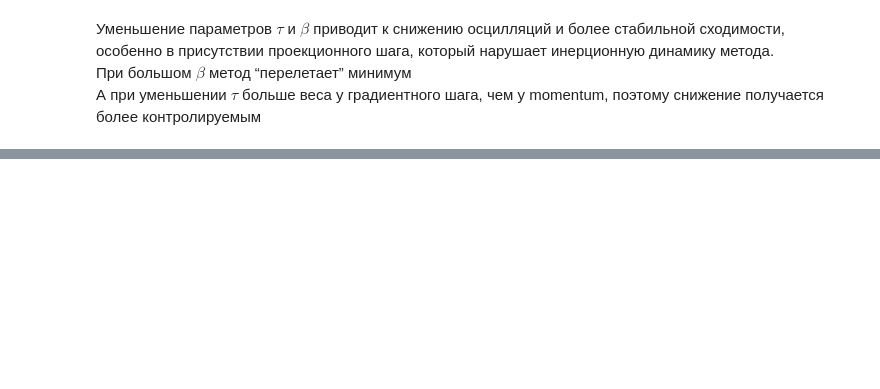
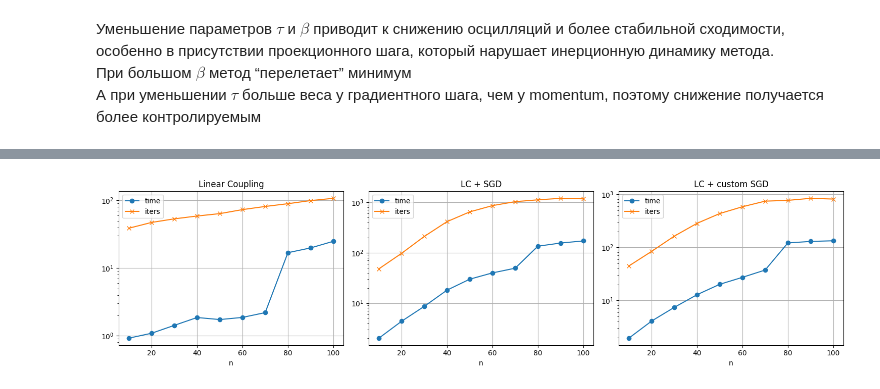
Before and after one commit to owmtgf/IAD_MAG_OptMethods, a Jupyter notebook: LAB2/main.ipynb, the cells around one changed output, grey strips where cells are left out. Drawn from its saved outputs; the diff is of its cells as text; code cells hidden in the pictures; blank space fills up the shorter version.

```diff
--- a/LAB2/main.ipynb
+++ b/LAB2/main.ipynb
@@ -867,0 +1229,8 @@ plot_scaling(lc_mom_sgd_results)
+# %%
+plot_results(
+    [lc_mom_results, lc_mom_sgd_results, lc_mom_custom_sgd_results],
+    ["Linear Coupling", "LC + SGD", "LC + custom SGD"],
+    plot_type="scaling",
+)
+# %% [output]
+[figure, added]
```
Also changed, not shown: parts of 82 cells of this notebook.
